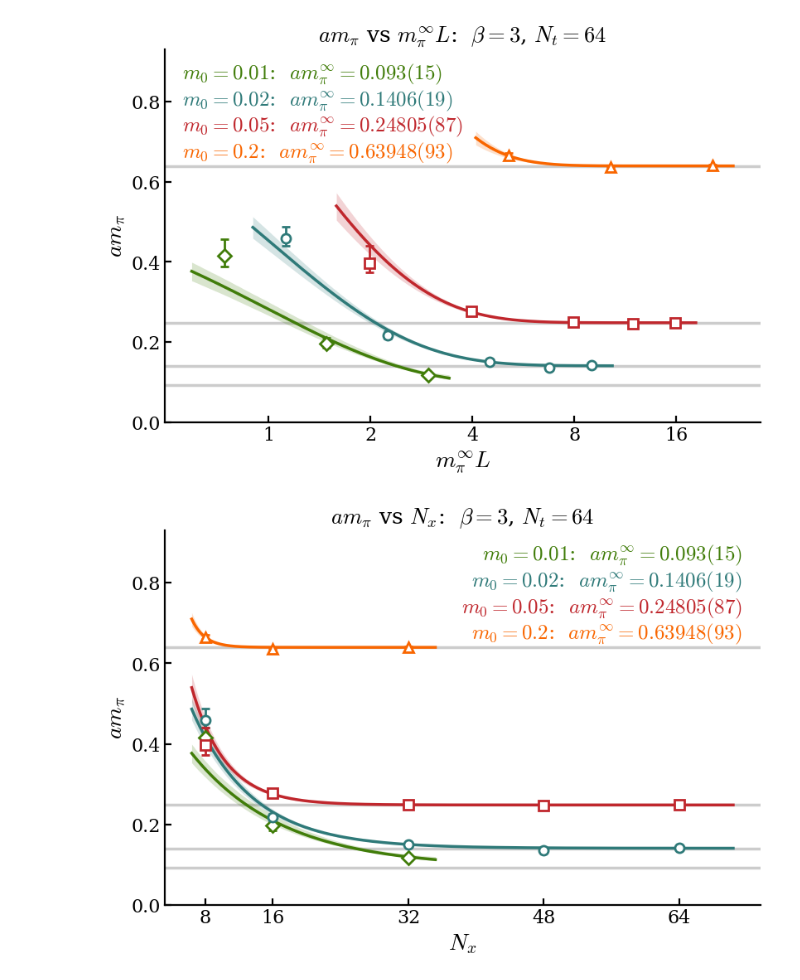
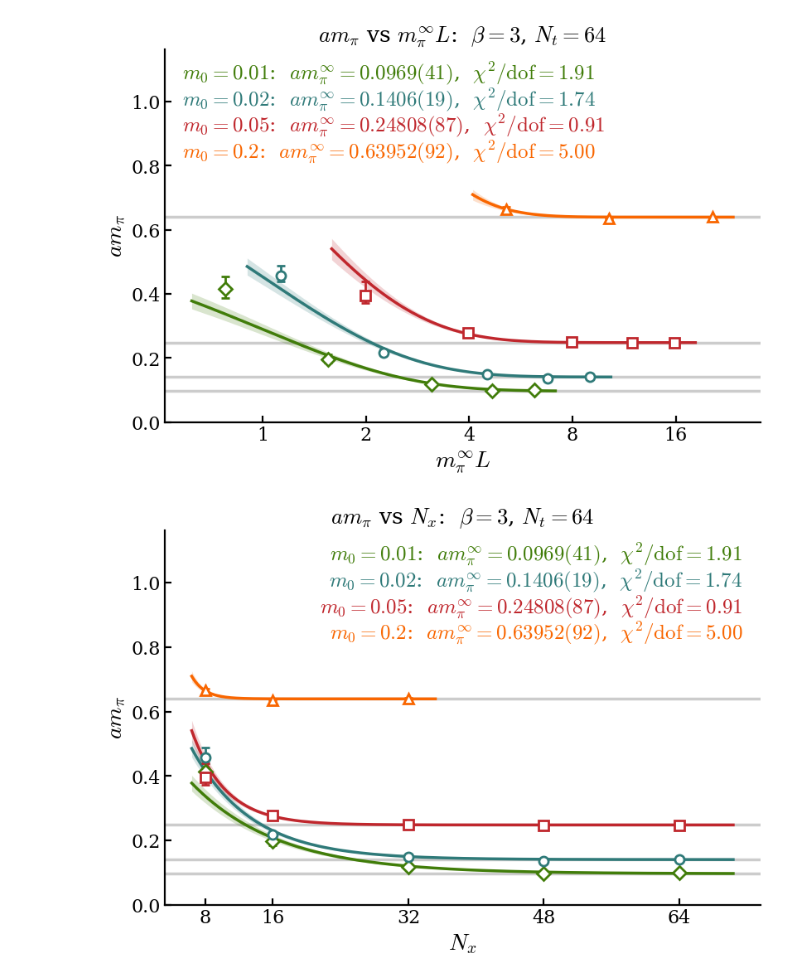
Before and after one commit to wurdahl/schwingerModel, a Jupyter notebook: finiteVolume.ipynb, the cells around one changed output. Saved outputs shown, nothing was run; the diff lists cells and outputs as text; code cells hidden in the pictures.

```diff
--- a/finiteVolume.ipynb
+++ b/finiteVolume.ipynb
@@ -19,11 +19,8 @@ def singlet(op):
 # every quark mass with its own list of volumes; everything downstream is keyed
 # on the mass string. The finite-volume effect shrinks as the mass grows, so the
 # m=0.2 scan stops at Nx=32 instead of repeating the expensive 48/64 boxes.
-# m=0.01 stops at Nx=32 for a different reason: its 48/64 ensembles are still to
-# be generated, so its asymptote is an extrapolation from three boxes and the
-# least constrained of the four. Extend the list when those land.
 m0s = ["0.01", "0.02", "0.05", "0.2"]
-Nxs = {"0.01": [8, 16, 32],
+Nxs = {"0.01": [8, 16, 32, 48, 64],
        "0.02": [8, 16, 32, 48, 64],
        "0.05": [8, 16, 32, 48, 64],
        "0.2":  [8, 16, 32]}
@@ -70,7 +67,16 @@ pionPrinCorrels = {m0: [o for (mm, _), o in zip(flat, flatOut) if mm == m0] for
 # on a flat plateau in the window start. The other three masses are left at
 # [7,30]: m=0.02/Nx=32 moves by 0.5% over the whole window grid, so their
 # published numbers are unchanged.
-fitTs = {"0.01": [[7,26]]*3,
+#
+# Nx=48/64 keep [7,26] too. Nx=48 behaves like the small boxes (ratio-to-fit
+# chi2/ndf 0.36, error 6.4% vs 14% at [7,30]). Nx=64 is the weakest ensemble
+# here -- m_pi*Nt/2 ~ 3, so the correlator has barely decayed by the sinh cusp
+# -- and its aE0 moves ~9% across windows that all fit acceptably (0.0967 at
+# [9,26] to 0.1058 at [7,24]), against a 4.6% statistical error. Holding one
+# window across all five volumes is the defensible choice: a window that varies
+# with L would fake exactly the L-dependence the finite-volume fit measures.
+# That ~9% is a systematic on the m=0.01 asymptote, not covered by the error bar.
+fitTs = {"0.01": [[7,26]]*5,
          "0.02": [[7,30]]*5,
          "0.05": [[7,30]]*5,
          "0.2":  [[7,30]]*3}
@@ -144,6 +150,7 @@ def fvModel(L, mInf, A):
 massStyle = {"0.01": (sp.JLab_green, "D"), "0.02": (sp.JLab_blue, "o"),
              "0.05": (sp.JLab_red, "s"), "0.2":  (sp.JLab_orange, "^")}
 fits = {}
+fvChi2 = {}        # per-mass (chi2, dof) for the finite-volume fit, shown in the labels
 
 fig, ax = plt.subplots(figsize=(8, 5.5), layout="constrained")
 
@@ -157,46 +164,53 @@ for m0 in m0s:
     popt, pcov = curve_fit(fvModel, Ls, aM, p0=(aM[-1], 1.0), sigma=sigma, absolute_sigma=True)
     mInf, dmInf = popt[0], np.sqrt(pcov[0, 0])
     fits[m0] = (popt, pcov)
+
+    # same residuals the fit minimised, so chi2 matches what curve_fit saw
+    fvChi2[m0] = (float((((aM - fvModel(Ls, *popt)) / sigma) ** 2).sum()), len(Ls) - 2)
 
     Lgrid = np.linspace(0.8 * Ls[0], 1.15 * Ls[-1], 400)
     draws = np.random.default_rng(0).multivariate_normal(popt, pcov, size=1000)
     bandLo, bandHi = np.percentile(np.array([fvModel(Lgrid, *d) for d in draws]), [16, 84], axis=0)
 
     ax.axhline(mInf, color=sp.GREY, lw=sp.LW, zorder=0)               # fitted asymptote
     ax.fill_between(mInf * Lgrid, bandLo, bandHi, color=color, alpha=0.20, lw=0, zorder=1)
     ax.plot(mInf * Lgrid, fvModel(Lgrid, *popt), color=color, lw=sp.LW, zorder=2)
     ax.errorbar(mInf * Ls, aM, yerr=np.clip(errRows, 0, None)[::-1],
                 marker=marker, color=color, mec=color, **sp.eb_kw)
 
 ax.set_xscale("log")
 ax.set_xticks([1, 2, 4, 8, 16])
 ax.set_xticklabels(["1", "2", "4", "8", "16"])
 ax.minorticks_off()
-ax.set_ylim(0, 1.4 * max(pm[0][0, 0] for m0 in m0s for pm in pionMasses[m0]))
+# headroom: the labels now carry chi2/dof as well, and they sit top-left. 1.75x
+# the largest point lifts the whole block clear of the m=0.2 curve, which is the
+# highest thing on the axes (1.4x used to put the bottom label right on it).
+ax.set_ylim(0, 1.75 * max(pm[0][0, 0] for m0 in m0s for pm in pionMasses[m0]))
 ax.set_xlabel(r"$m_\pi^\infty L$")
 ax.set_ylabel(r"$a m_\pi$")
 
 # labels on the LEFT: every series flattens onto its asymptote at large
-# m_pi^inf * L, so the plateaux all live on the right-hand side and the fourth
-# mass pushed the bottom label straight onto the m=0.2 curve. The upper left is
-# clear because every curve is still climbing there.
+# m_pi^inf * L, so the plateaux all live on the right-hand side. With the extra
+# headroom above they clear every curve vertically, so their width is free.
 for j, m0 in enumerate(m0s):
     (popt, pcov), color = fits[m0], massStyle[m0][0]
+    c2, dof = fvChi2[m0]
     ax.text(0.03, 0.90 - 0.070 * j,
-            rf"$m_0 = {m0}$:  $a m_\pi^\infty = {sp.fmtErr(popt[0], np.sqrt(pcov[0, 0]))}$",
+            rf"$m_0 = {m0}$:  $a m_\pi^\infty = {sp.fmtErr(popt[0], np.sqrt(pcov[0, 0]))}$,  "
+            rf"$\chi^2/\mathrm{{dof}} = {c2 / dof:.2f}$",
             color=color, ha="left", va="bottom", transform=ax.transAxes,
             fontsize=18, zorder=5, bbox=sp.TEXTBOX)
 
 ax.set_title(rf"$am_\pi$ vs $m_\pi^\infty L$:  $\beta = {beta:g}$, $N_t = {Nt}$")
 
 fig.savefig(f"figs/pionMassVsMpiL_beta{beta:g}_m{'-'.join(m0s)}_Nt{Nt}.pdf")
 # %% [output]
-[figure, old version]
+[figure, new version]
 # %%
 # Same fits, x-axis in lattice sites: the masses share x positions wherever they
 # share a volume, so this view compares the raw boxes directly (the mpi*L view
 # answers "how converged", this one answers "which box do I need"). Reuses `fits`
-# from the cell above — run that first.
+# and `fvChi2` from the cell above — run that first.
 fig, ax = plt.subplots(figsize=(8, 5.5), layout="constrained")
 
 for m0 in m0s:
@@ -219,14 +233,18 @@ for m0 in m0s:
                 marker=marker, color=color, mec=color, **sp.eb_kw)
 
 ax.set_xticks(sorted({Nx for m0 in m0s for Nx in Nxs[m0]}))
-ax.set_ylim(0, 1.4 * max(pm[0][0, 0] for m0 in m0s for pm in pionMasses[m0]))
+# same headroom as the mpi*L view, for the same reason: the labels grew a
+# chi2/dof column and have to clear the m=0.2 curve
+ax.set_ylim(0, 1.75 * max(pm[0][0, 0] for m0 in m0s for pm in pionMasses[m0]))
 ax.set_xlabel(r"$N_x$")
 ax.set_ylabel(r"$a m_\pi$")
 
 for j, m0 in enumerate(m0s):
     (popt, pcov), color = fits[m0], massStyle[m0][0]
+    c2, dof = fvChi2[m0]
     ax.text(0.97, 0.90 - 0.07 * j,
-            rf"$m_0 = {m0}$:  $a m_\pi^\infty = {sp.fmtErr(popt[0], np.sqrt(pcov[0, 0]))}$",
+            rf"$m_0 = {m0}$:  $a m_\pi^\infty = {sp.fmtErr(popt[0], np.sqrt(pcov[0, 0]))}$,  "
+            rf"$\chi^2/\mathrm{{dof}} = {c2 / dof:.2f}$",
             color=color, ha="right", va="bottom", transform=ax.transAxes,
             fontsize=18, zorder=5, bbox=sp.TEXTBOX)
 
@@ -234,7 +252,7 @@ ax.set_title(rf"$am_\pi$ vs $N_x$:  $\beta = {beta:g}$, $N_t = {Nt}$")
 
 fig.savefig(f"figs/pionMassVsNx_beta{beta:g}_m{'-'.join(m0s)}_Nt{Nt}.pdf")
 # %% [output]
-[figure, old version]
+[figure, new version]
 # %%
 # Chiral behaviour: the infinite-volume pion mass against the BARE quark mass.
 # No residual-mass correction — with domain wall at N5=16 the true quark mass is
```
Also changed, not shown: parts of 3 cells of this notebook, 15 other files.
